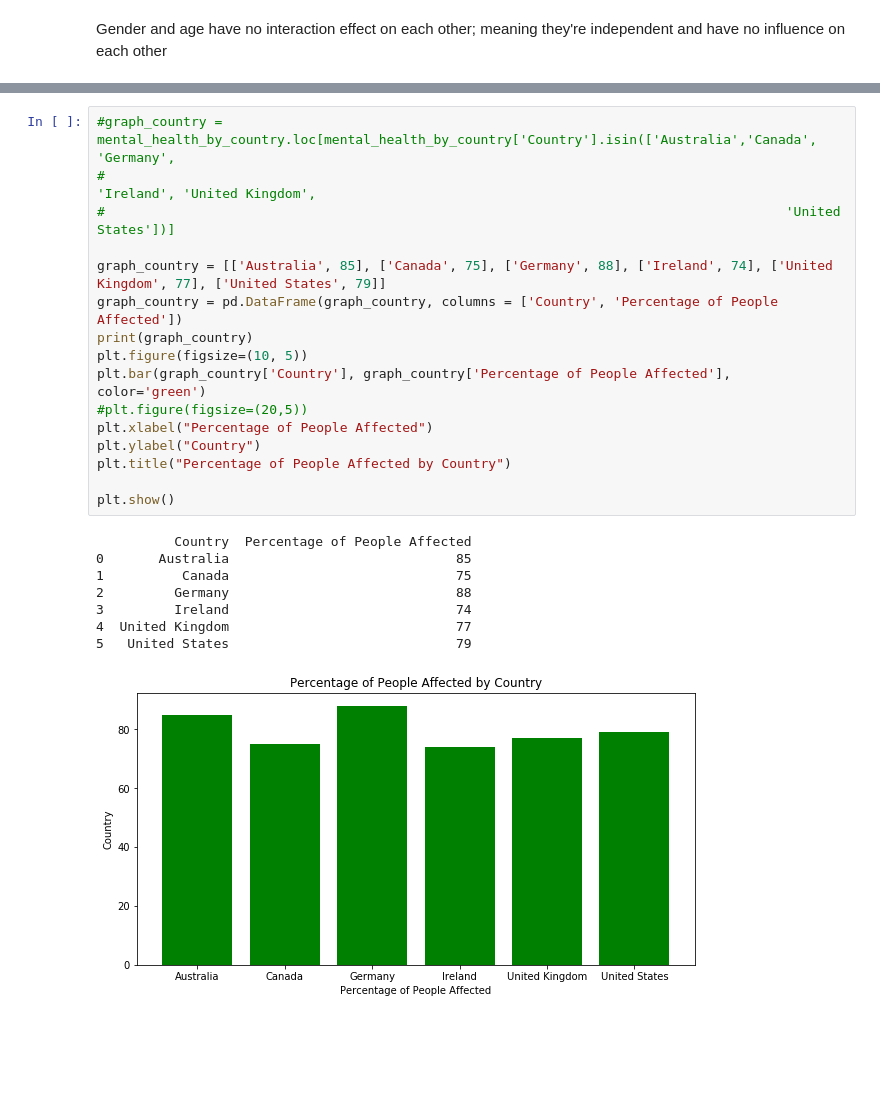
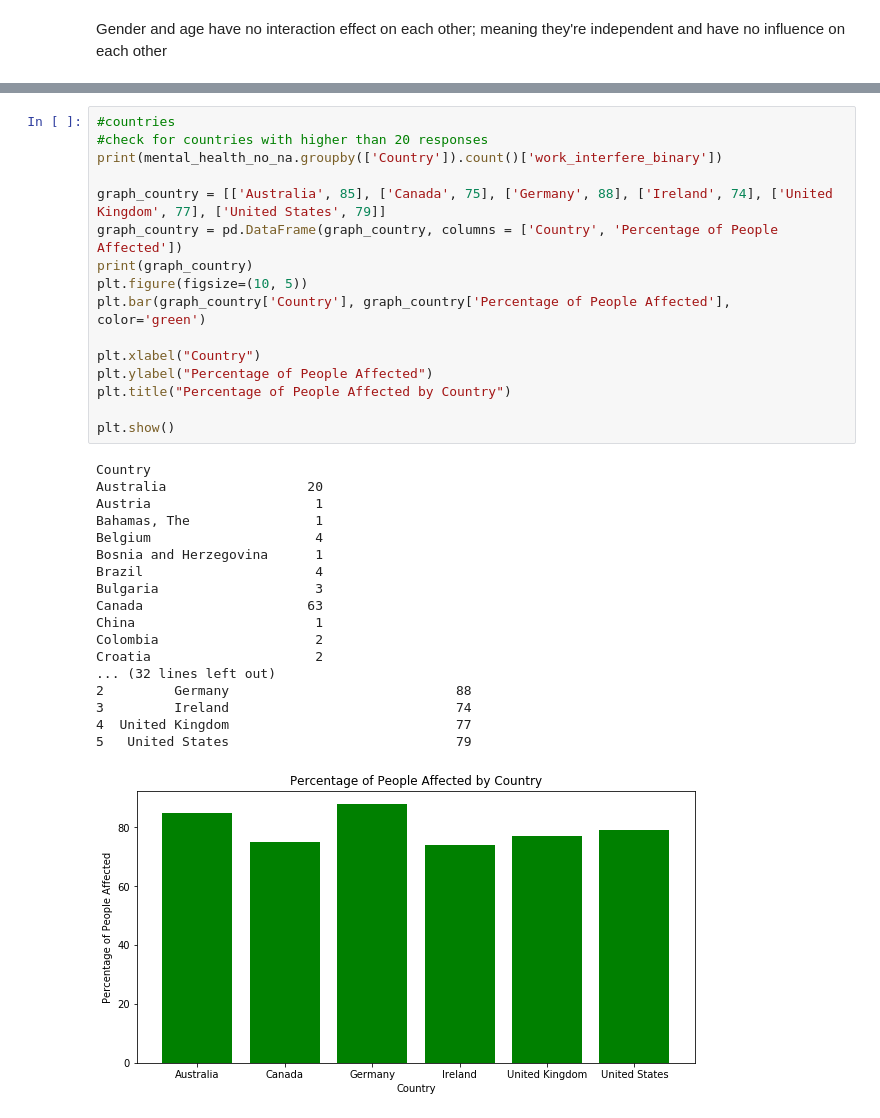
Before and after one commit to christiegan/data-512-final, a Jupyter notebook: final_report.ipynb, the cells around one changed output, grey strips where cells are left out. Drawn from its saved outputs; the diff is of its cells as text; blank space fills up the shorter version.

```diff
--- a/final_report.ipynb
+++ b/final_report.ipynb
@@ -316,25 +335,35 @@ Gender and age have no interaction effect on each other; meaning they're indepen
 # %%
-#graph_country = mental_health_by_country.loc[mental_health_by_country['Country'].isin(['Australia','Canada', 'Germany',
-#                                                                                       'Ireland', 'United Kingdom',
-#                                                                                       'United States'])]
+#countries
+#check for countries with higher than 20 responses
+print(mental_health_no_na.groupby(['Country']).count()['work_interfere_binary'])
 
 graph_country = [['Australia', 85], ['Canada', 75], ['Germany', 88], ['Ireland', 74], ['United Kingdom', 77], ['United States', 79]]
 graph_country = pd.DataFrame(graph_country, columns = ['Country', 'Percentage of People Affected'])
 print(graph_country)
 plt.figure(figsize=(10, 5))
 plt.bar(graph_country['Country'], graph_country['Percentage of People Affected'], color='green')
-#plt.figure(figsize=(20,5))
-plt.xlabel("Percentage of People Affected")
-plt.ylabel("Country")
+
+plt.xlabel("Country")
+plt.ylabel("Percentage of People Affected")
 plt.title("Percentage of People Affected by Country")
 
 plt.show()
 # %% [output]
-          Country  Percentage of People Affected
-0       Australia                             85
-1          Canada                             75
+Country
+Australia                  20
+Austria                     1
+Bahamas, The                1
+Belgium                     4
+Bosnia and Herzegovina      1
+Brazil                      4
+Bulgaria                    3
+Canada                     63
+China                       1
+Colombia                    2
+Croatia                     2
+... (32 lines left out)
 2         Germany                             88
 3         Ireland                             74
 4  United Kingdom                             77
 5   United States                             79
-[figure, old version]
+[figure, new version]
```
Also changed, not shown: parts of 14 cells of this notebook.
